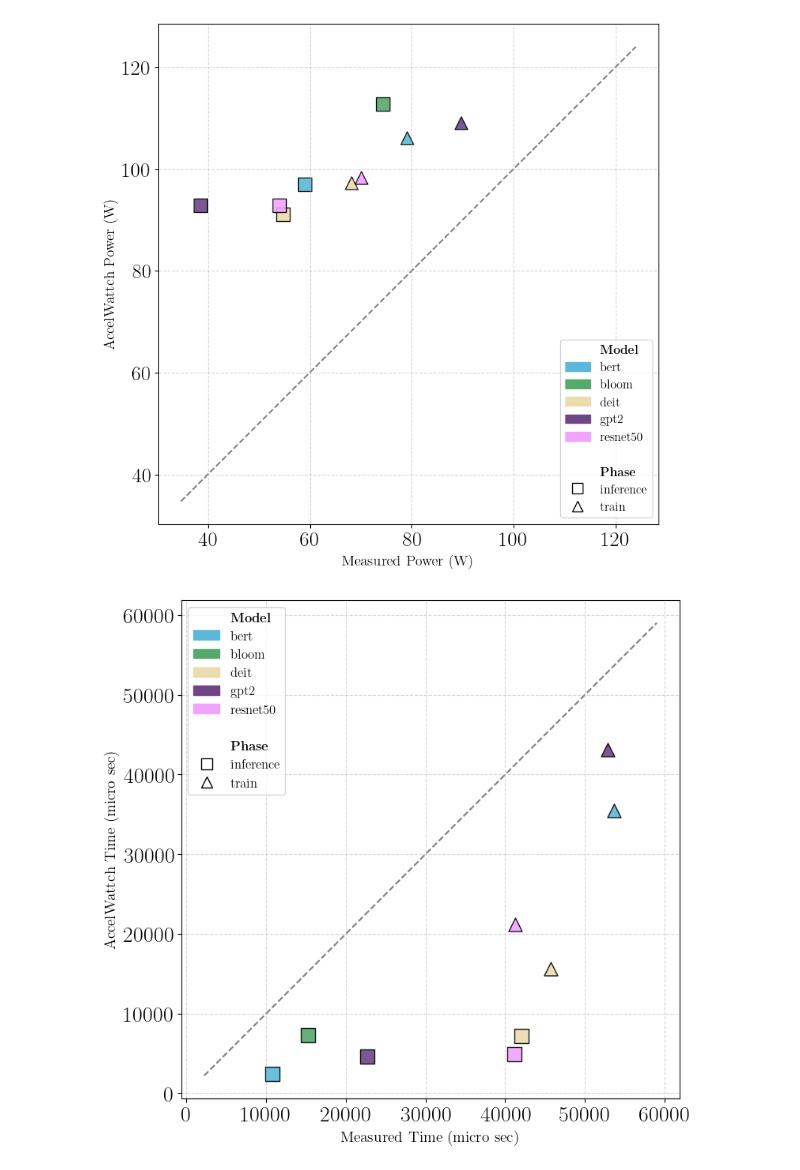
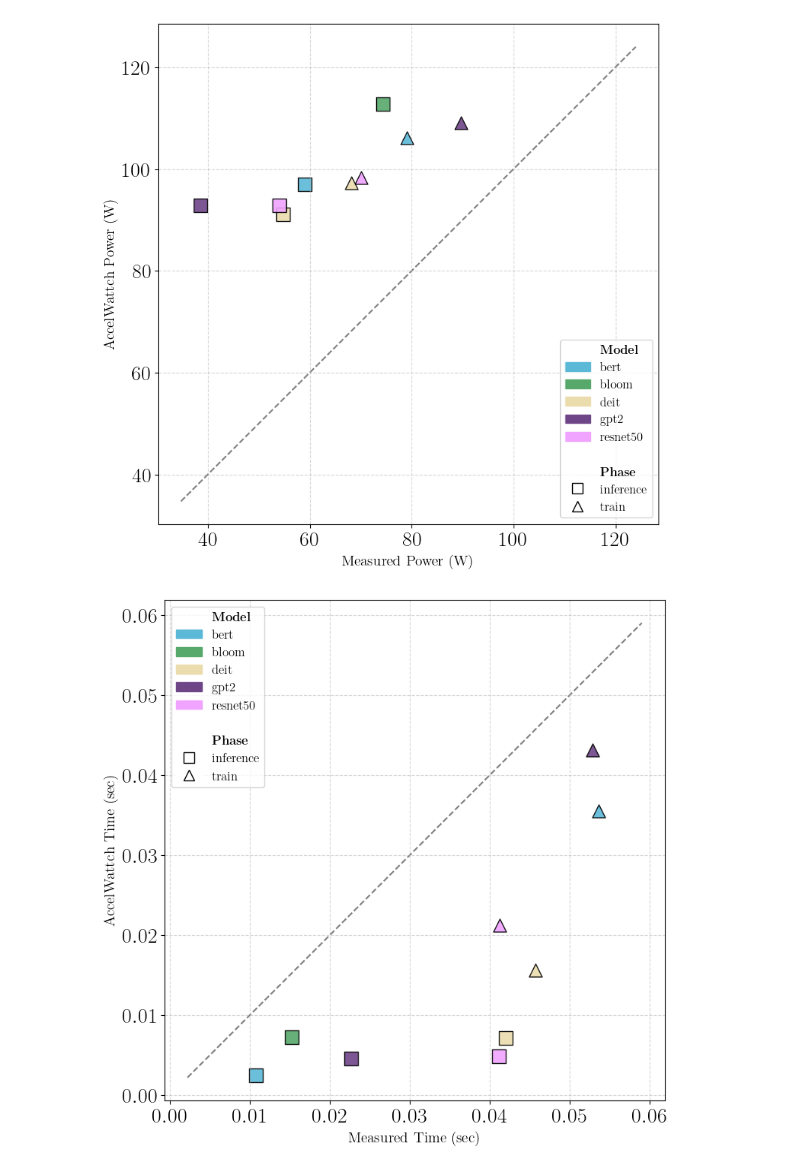
Before and after one commit to ice-rlab/accel-sim-framework-fork, a Jupyter notebook: figures.ipynb, the cells around one changed output. Cells and saved outputs as stored; diff of their text form; code cells hidden in the pictures.

Commit message:
new figures

```diff
--- a/figures.ipynb
+++ b/figures.ipynb
@@ -7,7 +7,7 @@ from matplotlib.axes import Axes
 import numpy as np
 
 plt.rcParams.update({
-    "text.usetex": True,
+    "text.usetex": False,
     "font.size": 24,
     "font.family": "serif",
     "legend.title_fontsize": 20,
@@ -325,6 +325,10 @@ plt.rcParams.update({
 # 2. Process Data: Extract Model and Phase
 df['Model'] = df['benchmark'].apply(lambda x: x.split('-')[0])
 df['Phase'] = df['benchmark'].apply(lambda x: x.split('-')[-1])
+
+df['measured_time_us'] = df['measured_time_us']/1_000_000
+df['accel_time_us'] = df['accel_time_us']/1_000_000
+
 
 # 3. Define Mappings
 unique_models = sorted(df['Model'].unique())
@@ -365,8 +369,8 @@ max_val = np.max(all_vals) * 1.1
 ax.plot([min_val, max_val], [min_val, max_val], color='gray', linestyle='--', zorder=0)
 
 # Labels and Grid
-ax.set_xlabel(r'Measured Time (micro sec)', fontsize=14)
-ax.set_ylabel(r'AccelWattch Time (micro sec)', fontsize=14)
+ax.set_xlabel(r'Measured Time (sec)', fontsize=14)
+ax.set_ylabel(r'AccelWattch Time (sec)', fontsize=14)
 ax.set_aspect('equal')
 ax.grid(True, linestyle='--', alpha=0.5)
 
@@ -377,32 +381,32 @@ for model in unique_models:
     patch = mpatches.Patch(color=model_color_map[model], label=model)
     model_handles.append(patch)
 
 # Phase Entries (Markers)
 phase_handles = []
 for phase in sorted(df['Phase'].unique()):
     marker = phase_marker_map[phase]
     # Create a proxy artist for the marker (white face, black edge)
     handle = mlines.Line2D([], [], color='white', marker=marker,
                           markerfacecolor='white', markeredgecolor='black',
                           markersize=10, label=phase)
     phase_handles.append(handle)
 
 # Combine into one list with Headers
 final_handles = []
 final_handles.append(mpatches.Patch(color='none', label=r'$\bf{Model}$')) # Bold Header
 final_handles.extend(model_handles)
 final_handles.append(mpatches.Patch(color='none', label='')) # Spacer
 final_handles.append(mpatches.Patch(color='none', label=r'$\bf{Phase}$')) # Bold Header
 final_handles.extend(phase_handles)
 
 # Place Legend in Bottom Right
 ax.legend(handles=final_handles, loc='upper left', frameon=True, fontsize=12)
 
 plt.tight_layout()
-plt.savefig('macro_time.png', dpi=300, bbox_inches='tight')
+# plt.savefig('macro_time.pdf', dpi=300, bbox_inches='tight')
 plt.show()
 
 # Save processed data
 # df.to_csv('processed_data.csv', index=False)
 # %% [output]
-[figure, old version]
+[figure, new version]
```
Also changed, not shown: parts of 4 cells of this notebook, 4 other files.
